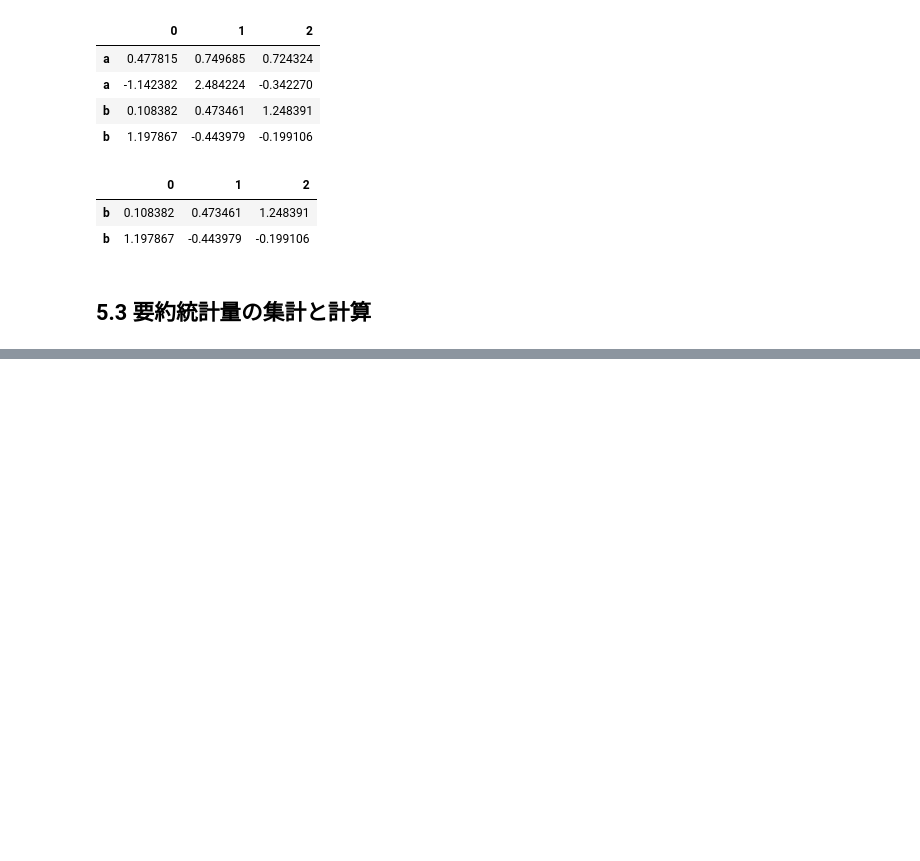
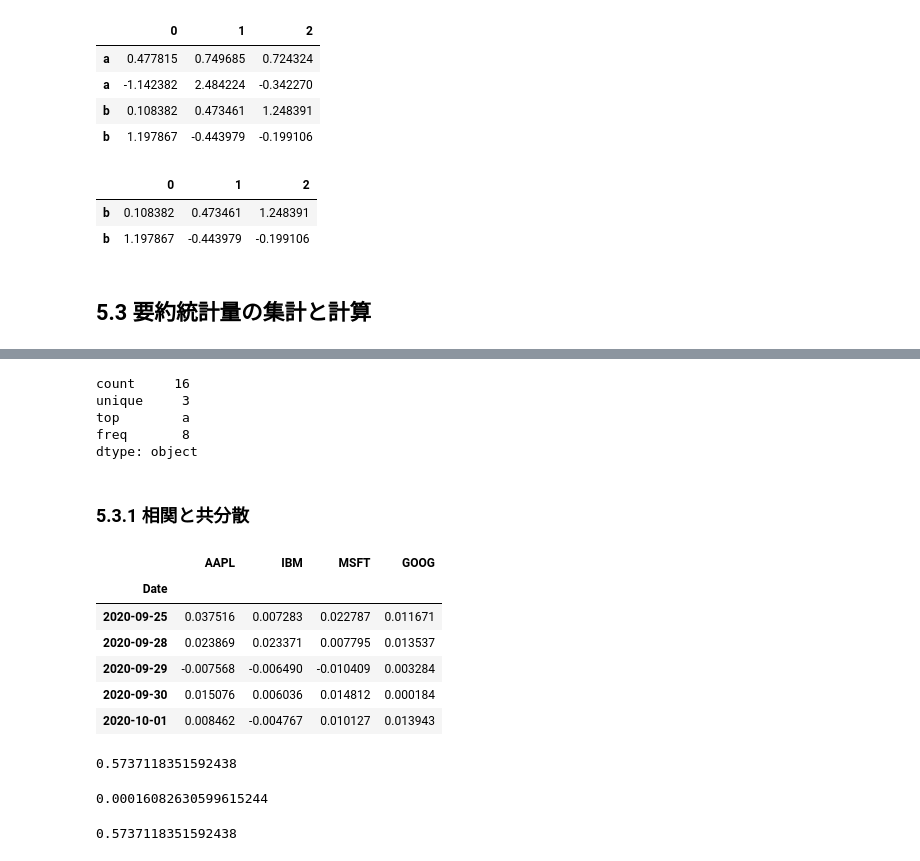
Before and after one commit to makotos-nlproc/py4da-shakyo, a Jupyter notebook: chap5.ipynb, the cells around one changed output, grey strips where cells are left out. Cells and saved outputs as stored; diff of their text form; code cells hidden in the pictures; blank space fills up the shorter version.

```diff
--- a/chap5.ipynb
+++ b/chap5.ipynb
@@ -1215,0 +1297,38 @@ df.loc['b']
+# %%
+obj.describe()
+# %% [output]
+count     16
+unique     3
+top        a
+freq       8
+dtype: object
+# %% [markdown]
+### 5.3.1 相関と共分散
+# %%
+import pandas_datareader.data as web
+all_data = {ticker: web.get_data_yahoo(ticker) for ticker in ['AAPL', 'IBM', 'MSFT', 'GOOG']}
+price = pd.DataFrame({ticker: data['Adj Close'] for ticker, data in all_data.items()})
+volume = pd.DataFrame({ticker: data['Volume'] for ticker, data in all_data.items()})
+# %%
+returns = price.pct_change()
+returns.tail()
+# %% [output]
+|  | AAPL | IBM | MSFT | GOOG |
+| Date |  |  |  |  |
+| 2020-09-25 | 0.037516 | 0.007283 | 0.022787 | 0.011671 |
+| 2020-09-28 | 0.023869 | 0.023371 | 0.007795 | 0.013537 |
+| 2020-09-29 | -0.007568 | -0.006490 | -0.010409 | 0.003284 |
+| 2020-09-30 | 0.015076 | 0.006036 | 0.014812 | 0.000184 |
+| 2020-10-01 | 0.008462 | -0.004767 | 0.010127 | 0.013943 |
+# %%
+returns['MSFT'].corr(returns['IBM'])
+# %% [output]
+0.5737118351592438
+# %%
+returns['MSFT'].cov(returns['IBM'])
+# %% [output]
+0.00016082630599615244
+# %%
+returns.MSFT.corr(returns.IBM)
+# %% [output]
+0.5737118351592438
```
Also changed, not shown: parts of 22 cells of this notebook.
